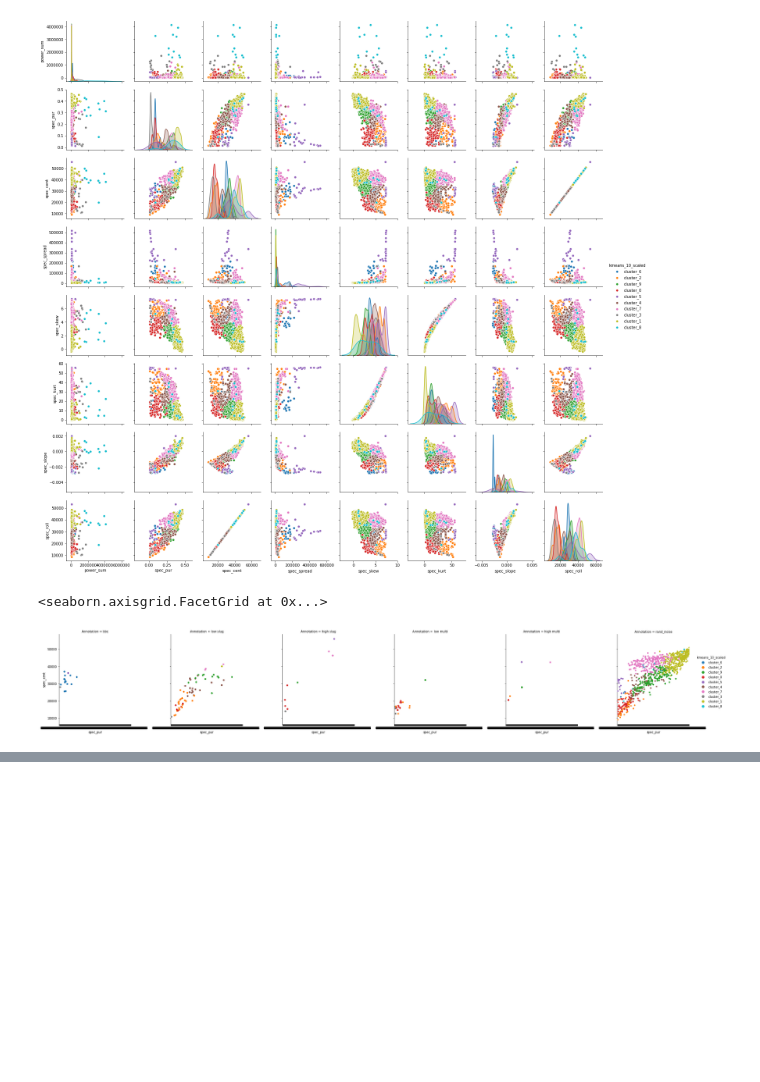
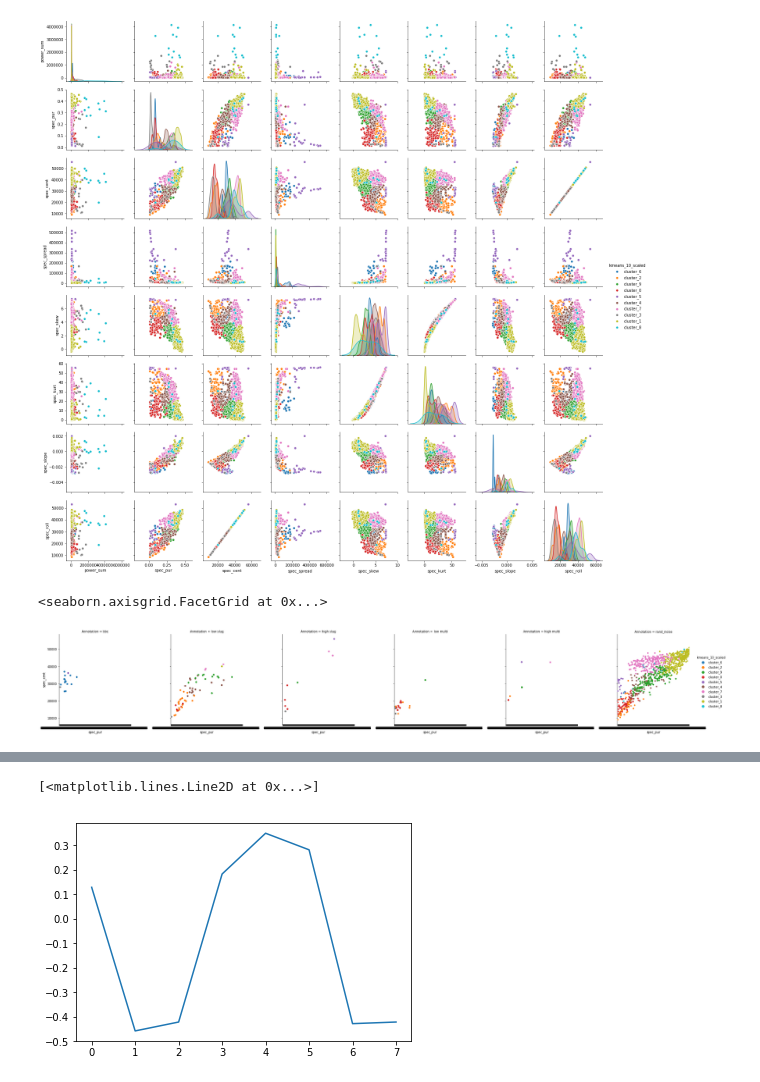
Before and after one commit to grace3999/USV_Python, a Jupyter notebook: Notebooks/5_xr_Annotations_clustering.ipynb, the cells around one changed output, grey strips where cells are left out. Cells and saved outputs as stored; diff of their text form; code cells hidden in the pictures; blank space fills up the shorter version.

```diff
--- a/Notebooks/5_xr_Annotations_clustering.ipynb
+++ b/Notebooks/5_xr_Annotations_clustering.ipynb
@@ -203,0 +237,5 @@ sns.catplot(x="spec_pur", y="spec_cent", hue="kmeans_10_scaled", col='Annotation
+# %%
+plt.plot(pca.components_[0, :])
+# %% [output]
+[<matplotlib.lines.Line2D at 0x...>]
+[figure, added]
```
Also changed, not shown: parts of 18 cells of this notebook.
